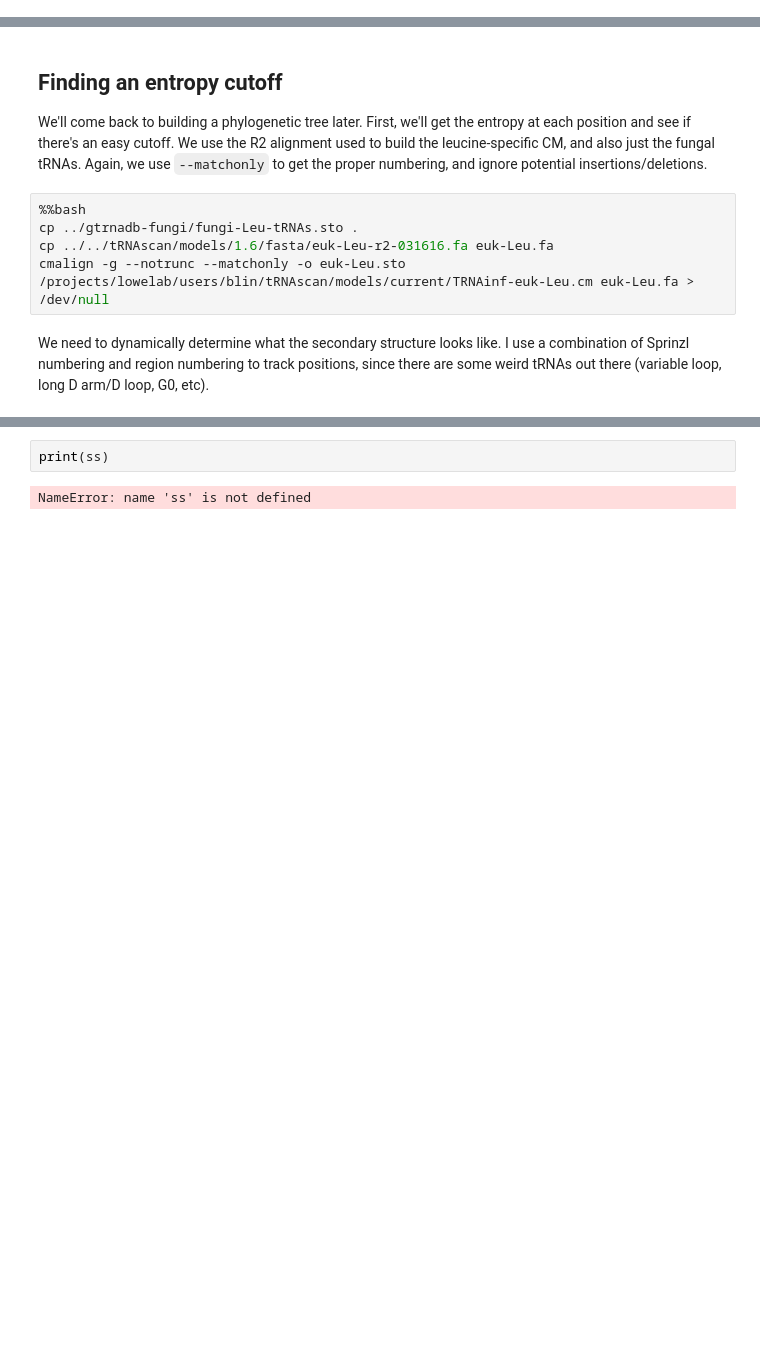
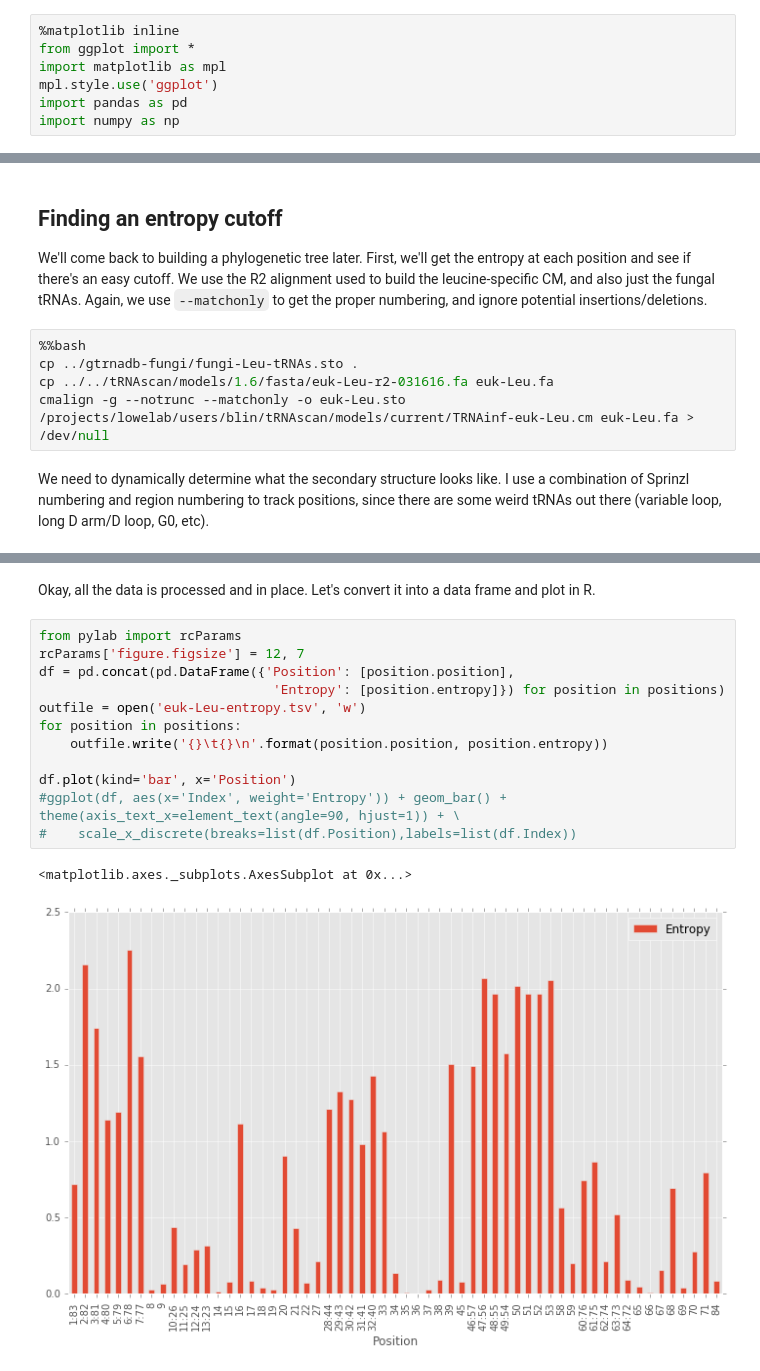
Before and after one commit to bylin/euk-features, a Jupyter notebook: euk-Leu/euk-Leu.ipynb, the cells around one changed output, grey strips where cells are left out. Drawn from its saved outputs; the diff is of its cells as text; blank space fills up the shorter version.

Commit message:
positional entropy calculation

```diff
--- a/euk-Leu/euk-Leu.ipynb
+++ b/euk-Leu/euk-Leu.ipynb
@@ -1,3 +1,10 @@
+# %%
+%matplotlib inline
+from ggplot import *
+import matplotlib as mpl
+mpl.style.use('ggplot')
+import pandas as pd
+import numpy as np
 # %% [markdown]
 ## Introduction
 
@@ -205,4 +227,17 @@ Position 84 (single #1)
-# %%
-print(ss)
-# %% [output]
-NameError: name 'ss' is not defined
+# %% [markdown]
+Okay, all the data is processed and in place. Let's convert it into a data frame and plot in R.
+# %%
+from pylab import rcParams
+rcParams['figure.figsize'] = 12, 7
+df = pd.concat(pd.DataFrame({'Position': [position.position],
+                              'Entropy': [position.entropy]}) for position in positions)
+outfile = open('euk-Leu-entropy.tsv', 'w')
+for position in positions:
+    outfile.write('{}\t{}\n'.format(position.position, position.entropy))
+
+df.plot(kind='bar', x='Position')
+#ggplot(df, aes(x='Index', weight='Entropy')) + geom_bar() + theme(axis_text_x=element_text(angle=90, hjust=1)) + \
+#    scale_x_discrete(breaks=list(df.Position),labels=list(df.Index))
+# %% [output]
+<matplotlib.axes._subplots.AxesSubplot at 0x...>
+[figure, added]
```
Also changed, not shown: parts of 3 cells of this notebook.
